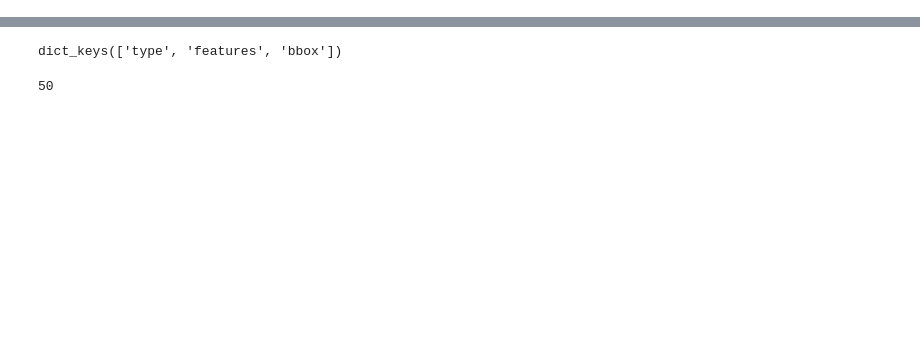
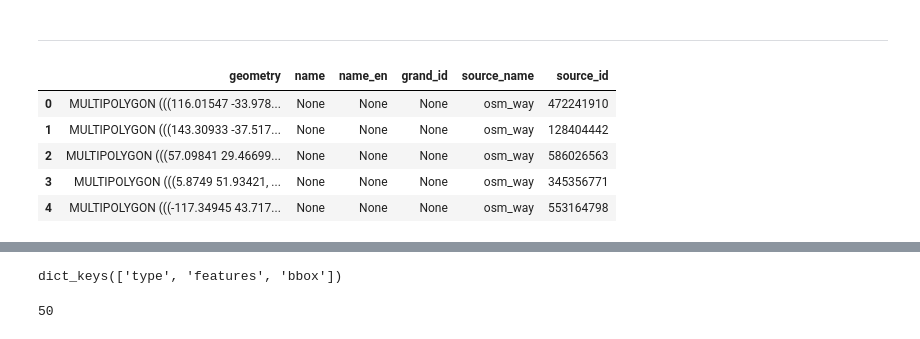
Before and after one commit to casadoj/lisflood-reservoirs, a Jupyter notebook: notebook/GlobalWaterWatch/GWW_API.ipynb, the cells around one changed output, grey strips where cells are left out. Saved outputs shown, nothing was run; the diff lists cells and outputs as text; code cells hidden in the pictures; blank space fills up the shorter version.

```diff
--- a/notebook/GlobalWaterWatch/GWW_API.ipynb
+++ b/notebook/GlobalWaterWatch/GWW_API.ipynb
@@ -8,2 +82,13 @@ AttributeError: module 'gwwapi' has no attribute 'client'
+# %% [markdown]
+***
 # %%
-reservoirs = get_reservoirs(limit=50)
+res_geojson = get_reservoirs(limit=5)
+res_gdf = gpd.GeoDataFrame.from_features(res_geojson['features'])
+res_gdf.set_crs(epsg=4326, inplace=True)
+# %% [output]
+|  | geometry | name | name_en | grand_id | source_name | source_id |
+| 0 | MULTIPOLYGON (((116.01547 -33.978... | None | None | None | osm_way | 472241910 |
+| 1 | MULTIPOLYGON (((143.30933 -37.517... | None | None | None | osm_way | 128404442 |
+| 2 | MULTIPOLYGON (((57.09841 29.46699... | None | None | None | osm_way | 586026563 |
+| 3 | MULTIPOLYGON (((5.8749 51.93421, ... | None | None | None | osm_way | 345356771 |
+| 4 | MULTIPOLYGON (((-117.34945 43.717... | None | None | None | osm_way | 553164798 |
```
Also changed, not shown: parts of 18 cells of this notebook.
